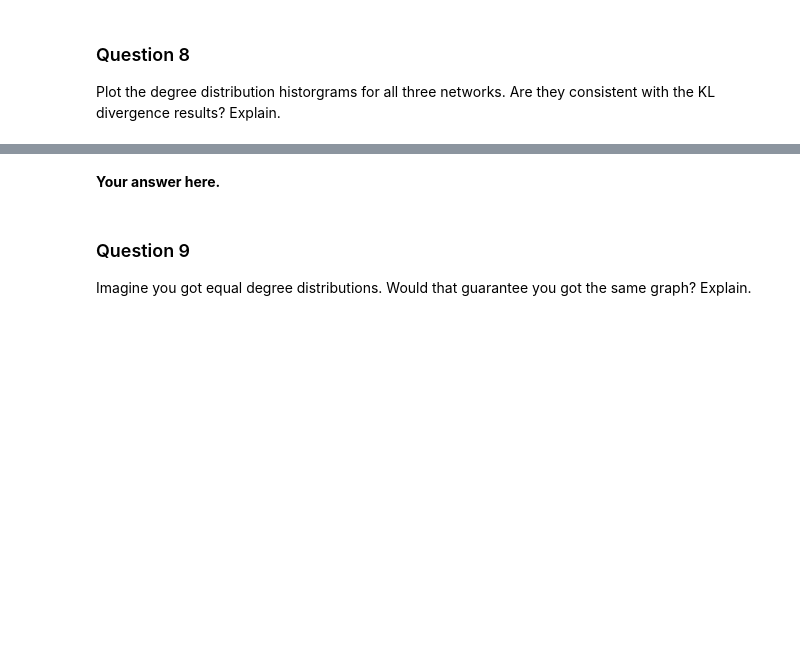
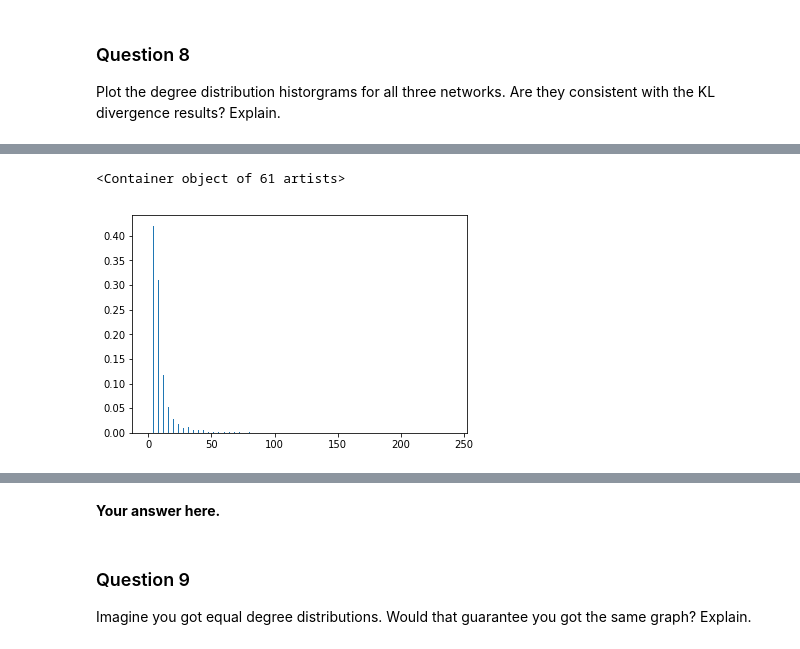
Before and after one commit to Adirlou/ntds_2018, a Jupyter notebook: 2_network_models.ipynb, the cells around one changed output, grey strips where cells are left out. Cells and saved outputs as stored; diff of their text form; code cells hidden in the pictures; blank space fills up the shorter version.

```diff
--- a/2_network_models.ipynb
+++ b/2_network_models.ipynb
@@ -229,0 +231,10 @@ Compare the degree distribution of your network to each of the two synthetic one
+# %%
+def normalize(adjacency):
+    max_degree = 250
+    binss = [4*i for i in range(int (max_degree/4))]
+
+    a= np.histogram(adjacency.sum(axis=0), bins = binss)[0]
+    a = a/a.sum()
+    assert(a.sum()==1)
+
+    return a
@@ -229,0 +250,7 @@ Compare the degree distribution of your network to each of the two synthetic one
+# %%
+# Original vs Barabási-Albert
+barabasi_a = barabasi_albert(n_nodes, 6)
+ans1 = kl_divergence(normalize(adjacency),normalize(barabasi_a))
+ans2 = kl_divergence(normalize(barabasi_a),normalize(adjacency))
+
+ans1,ans2
@@ -235,0 +274,6 @@ Plot the degree distribution historgrams for all three networks. Are they consis
+# %%
+q = normalize(barabasi_a)
+plt.bar(binss, q)
+# %% [output]
+<Container object of 61 artists>
+[figure, added]
```
Also changed, not shown: parts of 19 cells of this notebook.
